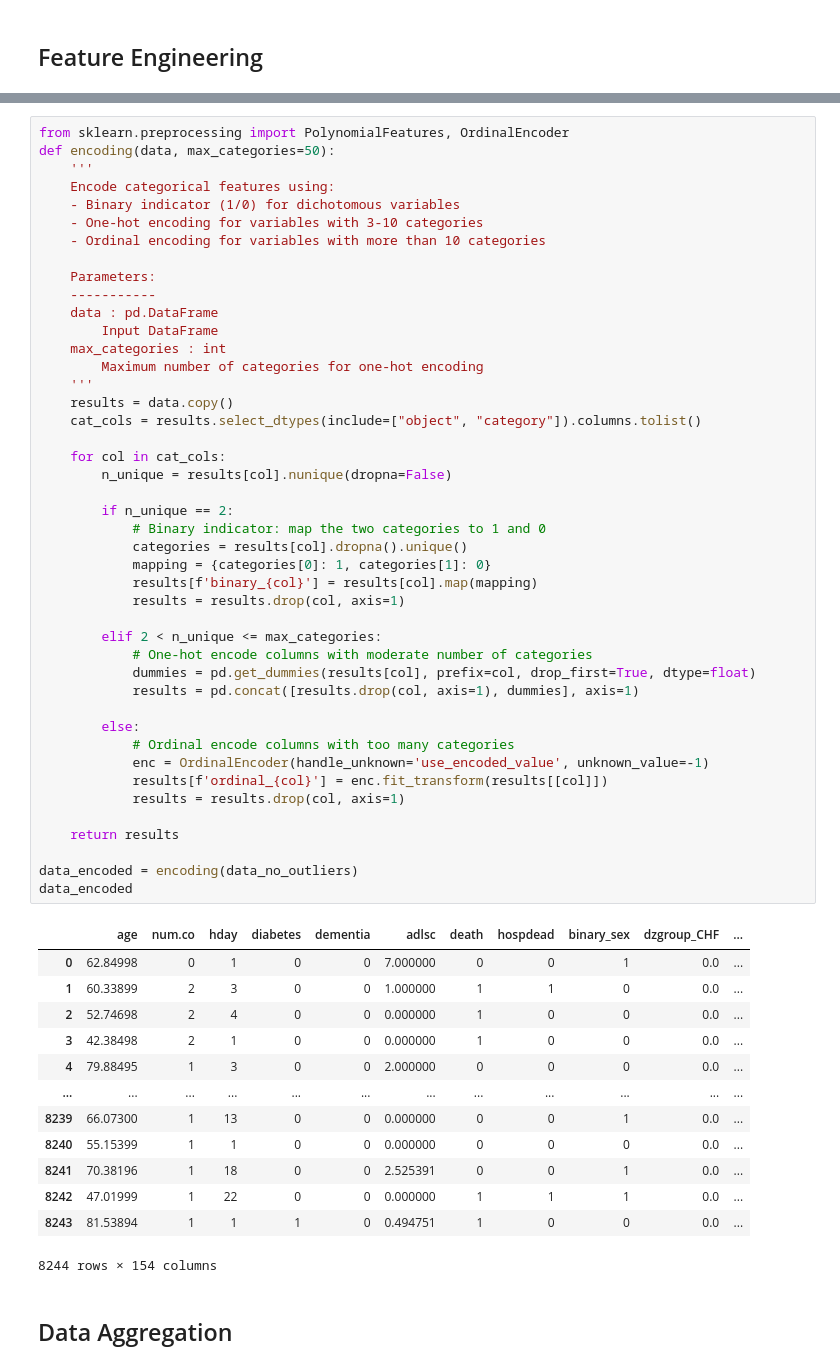
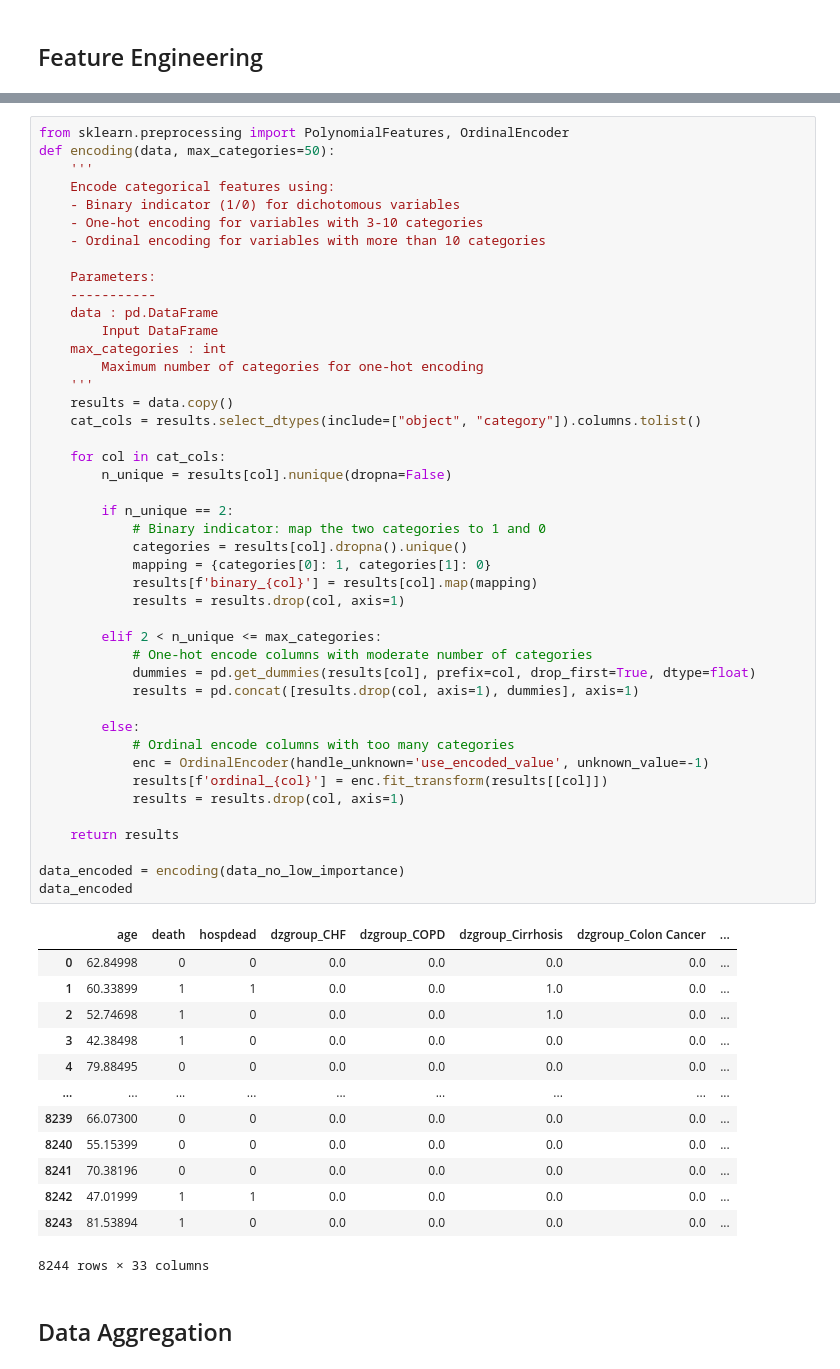
Before and after one commit to Pseudonymous-gdy/Machine-Learning, a Jupyter notebook: Project/Machine_Learning_Project.ipynb, the cells around one changed output, grey strips where cells are left out. Cells and saved outputs as stored; diff of their text form.

```diff
--- a/Project/Machine_Learning_Project.ipynb
+++ b/Project/Machine_Learning_Project.ipynb
@@ -422,47 +504,47 @@ def encoding(data, max_categories=50):
         Maximum number of categories for one-hot encoding
     '''
     results = data.copy()
     cat_cols = results.select_dtypes(include=["object", "category"]).columns.tolist()
 
     for col in cat_cols:
         n_unique = results[col].nunique(dropna=False)
 
         if n_unique == 2:
             # Binary indicator: map the two categories to 1 and 0
             categories = results[col].dropna().unique()
             mapping = {categories[0]: 1, categories[1]: 0}
             results[f'binary_{col}'] = results[col].map(mapping)
             results = results.drop(col, axis=1)
 
         elif 2 < n_unique <= max_categories:
             # One-hot encode columns with moderate number of categories
             dummies = pd.get_dummies(results[col], prefix=col, drop_first=True, dtype=float)
             results = pd.concat([results.drop(col, axis=1), dummies], axis=1)
 
         else:
             # Ordinal encode columns with too many categories
             enc = OrdinalEncoder(handle_unknown='use_encoded_value', unknown_value=-1)
             results[f'ordinal_{col}'] = enc.fit_transform(results[[col]])
             results = results.drop(col, axis=1)
 
     return results
 
-data_encoded = encoding(data_no_outliers)
+data_encoded = encoding(data_no_low_importance)
 data_encoded
 # %% [output]
-|  | age | num.co | hday | diabetes | dementia | adlsc | death | hospdead | binary_sex | dzgroup_CHF | ... |
-| 0 | 62.84998 | 0 | 1 | 0 | 0 | 7.000000 | 0 | 0 | 1 | 0.0 | ... |
-| 1 | 60.33899 | 2 | 3 | 0 | 0 | 1.000000 | 1 | 1 | 0 | 0.0 | ... |
-| 2 | 52.74698 | 2 | 4 | 0 | 0 | 0.000000 | 1 | 0 | 0 | 0.0 | ... |
-| 3 | 42.38498 | 2 | 1 | 0 | 0 | 0.000000 | 1 | 0 | 0 | 0.0 | ... |
-| 4 | 79.88495 | 1 | 3 | 0 | 0 | 2.000000 | 0 | 0 | 0 | 0.0 | ... |
-| ... | ... | ... | ... | ... | ... | ... | ... | ... | ... | ... | ... |
-| 8239 | 66.07300 | 1 | 13 | 0 | 0 | 0.000000 | 0 | 0 | 1 | 0.0 | ... |
-| 8240 | 55.15399 | 1 | 1 | 0 | 0 | 0.000000 | 0 | 0 | 0 | 0.0 | ... |
-| 8241 | 70.38196 | 1 | 18 | 0 | 0 | 2.525391 | 0 | 0 | 1 | 0.0 | ... |
-| 8242 | 47.01999 | 1 | 22 | 0 | 0 | 0.000000 | 1 | 1 | 1 | 0.0 | ... |
-| 8243 | 81.53894 | 1 | 1 | 1 | 0 | 0.494751 | 1 | 0 | 0 | 0.0 | ... |
+|  | age | death | hospdead | dzgroup_CHF | dzgroup_COPD | dzgroup_Cirrhosis | dzgroup_Colon Cancer | ... |
+| 0 | 62.84998 | 0 | 0 | 0.0 | 0.0 | 0.0 | 0.0 | ... |
+| 1 | 60.33899 | 1 | 1 | 0.0 | 0.0 | 1.0 | 0.0 | ... |
+| 2 | 52.74698 | 1 | 0 | 0.0 | 0.0 | 1.0 | 0.0 | ... |
+| 3 | 42.38498 | 1 | 0 | 0.0 | 0.0 | 0.0 | 0.0 | ... |
+| 4 | 79.88495 | 0 | 0 | 0.0 | 0.0 | 0.0 | 0.0 | ... |
+| ... | ... | ... | ... | ... | ... | ... | ... | ... |
+| 8239 | 66.07300 | 0 | 0 | 0.0 | 0.0 | 0.0 | 0.0 | ... |
+| 8240 | 55.15399 | 0 | 0 | 0.0 | 0.0 | 0.0 | 0.0 | ... |
+| 8241 | 70.38196 | 0 | 0 | 0.0 | 0.0 | 0.0 | 0.0 | ... |
+| 8242 | 47.01999 | 1 | 1 | 0.0 | 0.0 | 0.0 | 0.0 | ... |
+| 8243 | 81.53894 | 1 | 0 | 0.0 | 0.0 | 0.0 | 0.0 | ... |
-8244 rows × 154 columns
+8244 rows × 33 columns
 # %% [markdown]
 ## Data Aggregation
 # %% [markdown]
```
Also changed, not shown: parts of 2 cells of this notebook.
